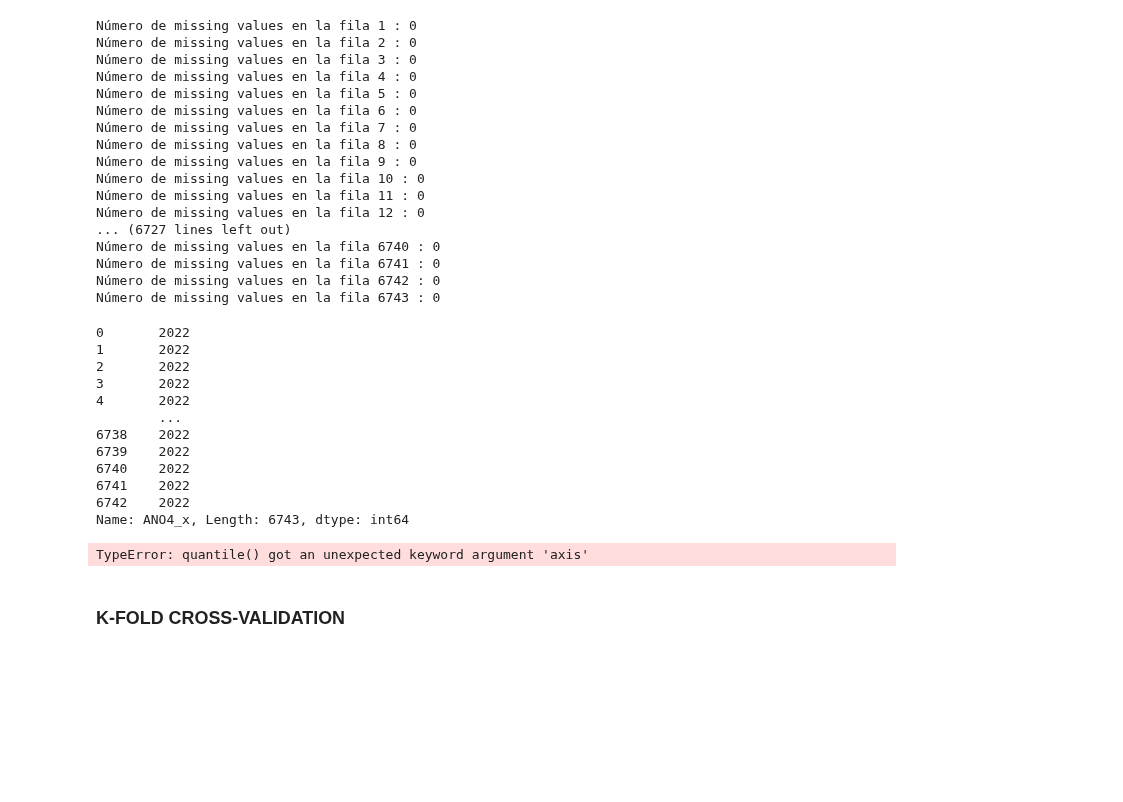
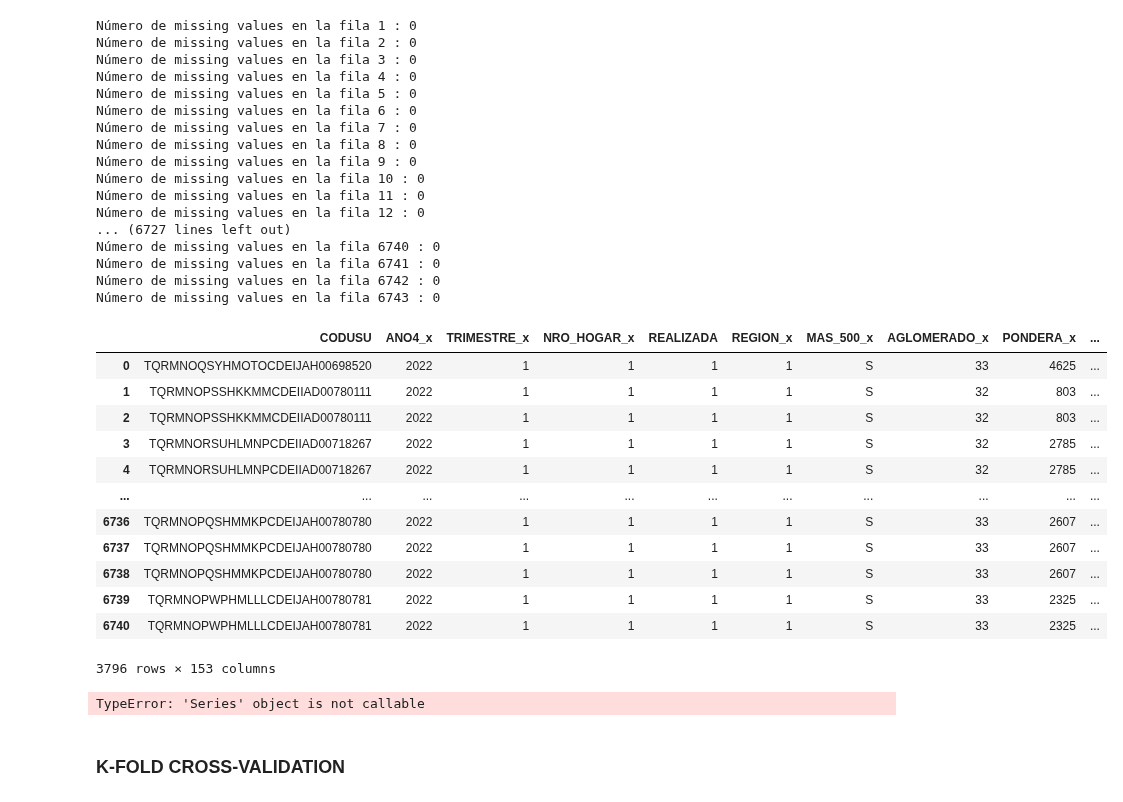
Before and after one commit to hpilar/TrabajosPracticos-Grupo4, a Jupyter notebook: TP3/TP3.ipynb, the cells around one changed output. Drawn from its saved outputs; the diff is of its cells as text; code cells hidden in the pictures; blank space fills up the shorter version.

```diff
--- a/TP3/TP3.ipynb
+++ b/TP3/TP3.ipynb
@@ -149,25 +149,36 @@ Número de missing values en la fila 6743 : 0
 # %%
 # Eliminamos outliers
 for column in df_ba_unido_limpio.columns[1:]:
-    print(df_ba_unido_limpio[column])
-    q_low = df_ba_unido_limpio[column].quantile(q=0.01, axis=1)
-    q_hi = df_ba_unido_limpio[column].quantile(q=0.99, axis=1)
-    f_filtrada = df_ba_unido_limpio[(df_ba_unido_limpio["column"]<q_hi) & (df_ba_unido_limpio["column"]>q_low)]
+    #print(df_ba_unido_limpio[column])
+    #print(df_ba_unido_limpio[column].dtype)
+    if df_ba_unido_limpio[column].dtype== "str":
+        continue
+    elif df_ba_unido_limpio[column].dtype== "object":
+        continue
+    else:
+        #print(df_ba_unido_limpio[column].dtype)
+        q_low = df_ba_unido_limpio[column].quantile(q = 0.01)
+        q_hi = df_ba_unido_limpio[column].quantile(q = 0.99)
+        f_filtrada = df_ba_unido_limpio[(df_ba_unido_limpio[column]<q_hi) & (df_ba_unido_limpio[column]>q_low)]
 f_filtrada
 # %% [output]
+|  | CODUSU | ANO4_x | TRIMESTRE_x | NRO_HOGAR_x | REALIZADA | REGION_x | MAS_500_x | AGLOMERADO_x | PONDERA_x | ... |
+| 0 | TQRMNOQSYHMOTOCDEIJAH00698520 | 2022 | 1 | 1 | 1 | 1 | S | 33 | 4625 | ... |
+| 1 | TQRMNOPSSHKKMMCDEIIAD00780111 | 2022 | 1 | 1 | 1 | 1 | S | 32 | 803 | ... |
+| 2 | TQRMNOPSSHKKMMCDEIIAD00780111 | 2022 | 1 | 1 | 1 | 1 | S | 32 | 803 | ... |
+| 3 | TQRMNORSUHLMNPCDEIIAD00718267 | 2022 | 1 | 1 | 1 | 1 | S | 32 | 2785 | ... |
+| 4 | TQRMNORSUHLMNPCDEIIAD00718267 | 2022 | 1 | 1 | 1 | 1 | S | 32 | 2785 | ... |
+| ... | ... | ... | ... | ... | ... | ... | ... | ... | ... | ... |
+| 6736 | TQRMNOPQSHMMKPCDEIJAH00780780 | 2022 | 1 | 1 | 1 | 1 | S | 33 | 2607 | ... |
+| 6737 | TQRMNOPQSHMMKPCDEIJAH00780780 | 2022 | 1 | 1 | 1 | 1 | S | 33 | 2607 | ... |
+| 6738 | TQRMNOPQSHMMKPCDEIJAH00780780 | 2022 | 1 | 1 | 1 | 1 | S | 33 | 2607 | ... |
+| 6739 | TQRMNOPWPHMLLLCDEIJAH00780781 | 2022 | 1 | 1 | 1 | 1 | S | 33 | 2325 | ... |
+| 6740 | TQRMNOPWPHMLLLCDEIJAH00780781 | 2022 | 1 | 1 | 1 | 1 | S | 33 | 2325 | ... |
-0       2022
-1       2022
-2       2022
-3       2022
-4       2022
-        ...
-6738    2022
-6739    2022
-6740    2022
-6741    2022
-6742    2022
-Name: ANO4_x, Length: 6743, dtype: int64
+3796 rows × 153 columns
-TypeError: quantile() got an unexpected keyword argument 'axis'
+# %%
+df_ba_unido_limpio.dtypes()
+# %% [output]
+TypeError: 'Series' object is not callable
 # %%
 # Generamos un loop para asignar los códigos correspondientes (de sexo y edad) a cada observación de la base original
 for index, row in df_ba_limpio.iterrows():
```
